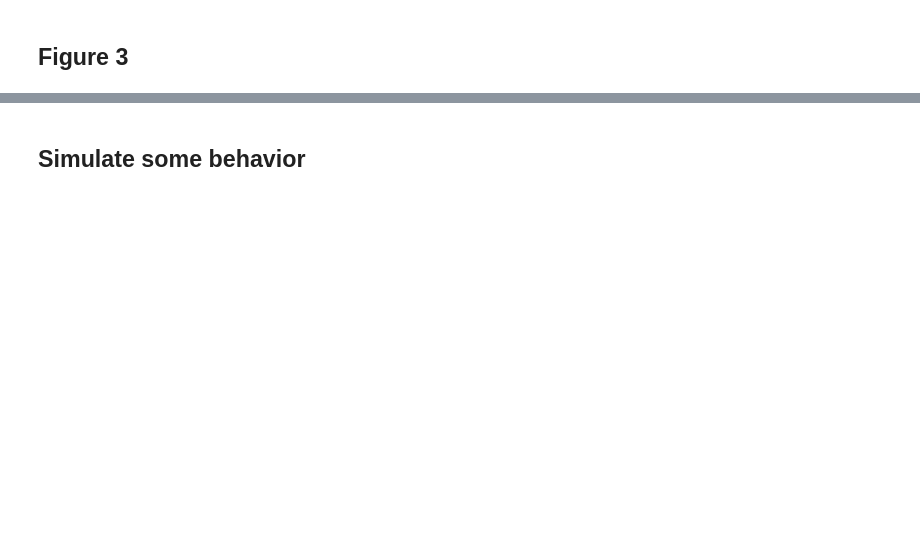
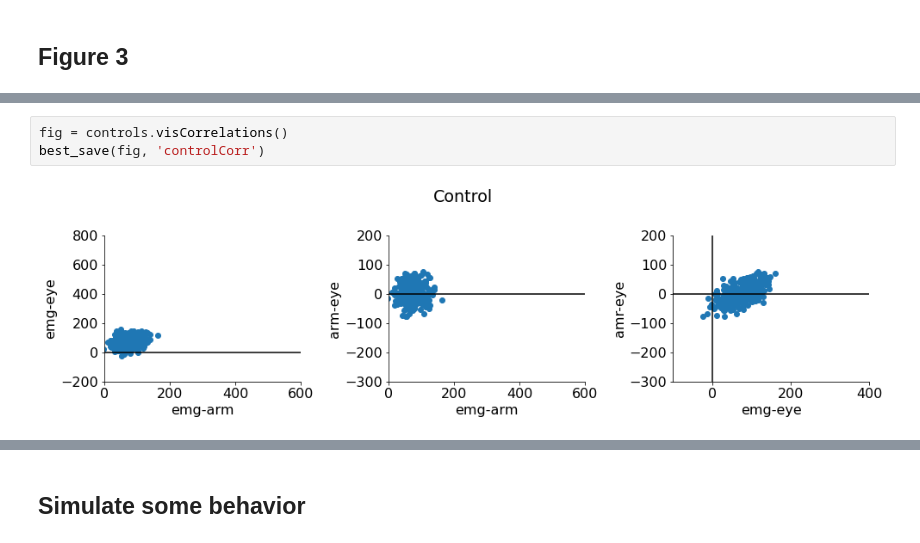
Before and after one commit to tulimid1/Recreate-Papers, a Jupyter notebook: Vercher_etal_97/vercher97Simulations.ipynb, the cells around one changed output, grey strips where cells are left out. Drawn from its saved outputs; the diff is of its cells as text; blank space fills up the shorter version.

```diff
--- a/Vercher_etal_97/vercher97Simulations.ipynb
+++ b/Vercher_etal_97/vercher97Simulations.ipynb
@@ -340,0 +347,5 @@ IW.visCorrelations()
+# %%
+fig = controls.visCorrelations()
+best_save(fig, 'controlCorr')
+# %% [output]
+[figure, added]
```
Also changed, not shown: parts of 12 cells of this notebook, 8 other files.
